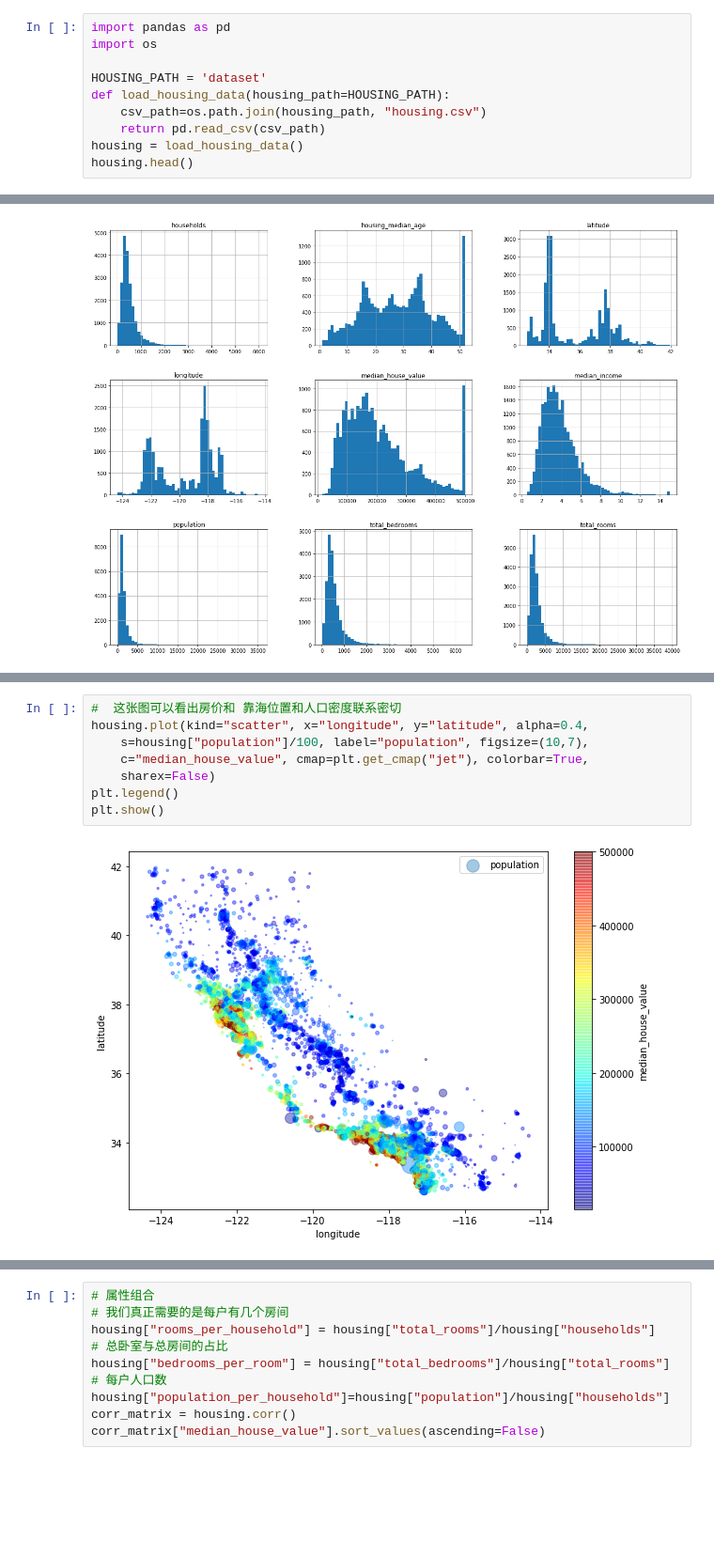
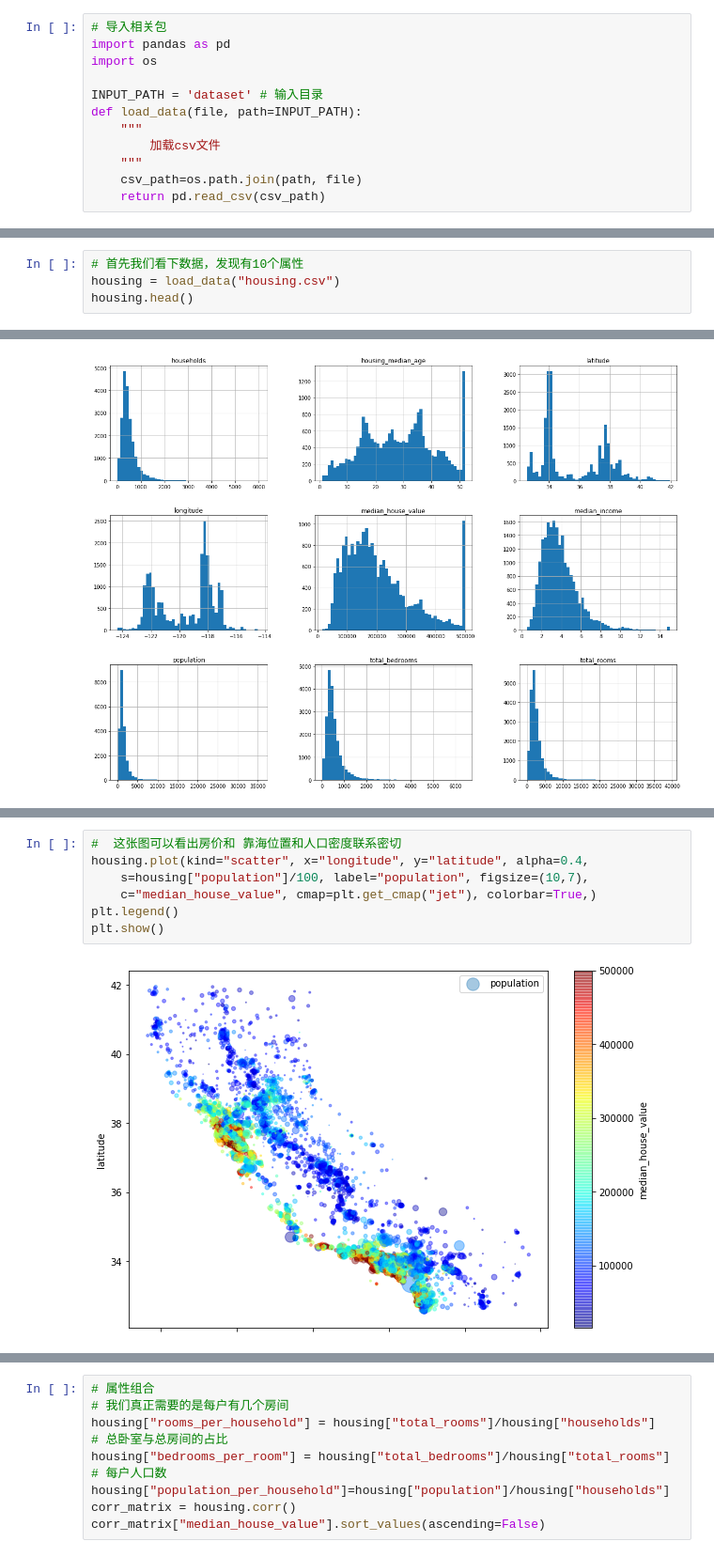
Before and after one commit to CrazyXiao/machine-learning, a Jupyter notebook: code/first_ml_project/house_prices_predict.ipynb, the cells around one changed output, grey strips where cells are left out. Shown at 94% size. Cells and saved outputs as stored; diff of their text form; blank space fills up the shorter version.

```diff
--- a/code/first_ml_project/house_prices_predict.ipynb
+++ b/code/first_ml_project/house_prices_predict.ipynb
@@ -4,10 +6,12 @@
 # %%
+# 导入相关包
 import pandas as pd
 import os
 
-HOUSING_PATH = 'dataset'
-def load_housing_data(housing_path=HOUSING_PATH):
-    csv_path=os.path.join(housing_path, "housing.csv")
+INPUT_PATH = 'dataset' # 输入目录
+def load_data(file, path=INPUT_PATH):
+    """
+        加载csv文件
+    """
+    csv_path=os.path.join(path, file)
     return pd.read_csv(csv_path)
-housing = load_housing_data()
-housing.head()
@@ -20,0 +18,4 @@ housing.head()
+# %%
+# 首先我们看下数据，发现有10个属性
+housing = load_data("housing.csv")
+housing.head()
@@ -100,11 +116,10 @@ plt.show()
 # %%
 #  这张图可以看出房价和 靠海位置和人口密度联系密切
 housing.plot(kind="scatter", x="longitude", y="latitude", alpha=0.4,
     s=housing["population"]/100, label="population", figsize=(10,7),
-    c="median_house_value", cmap=plt.get_cmap("jet"), colorbar=True,
-    sharex=False)
+    c="median_house_value", cmap=plt.get_cmap("jet"), colorbar=True,)
 plt.legend()
 plt.show()
 # %% [output]
-[figure, old version]
+[figure, new version]
 # %%
```
Also changed, not shown: parts of 44 cells of this notebook.
